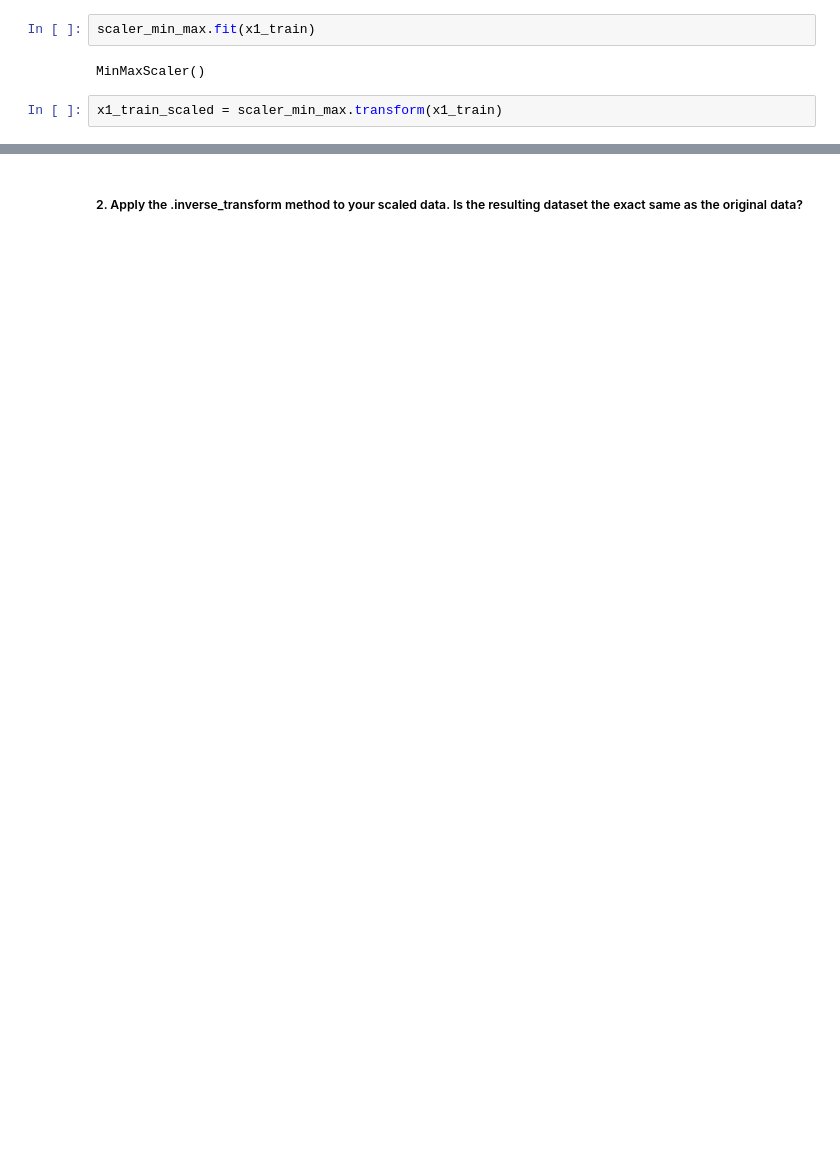
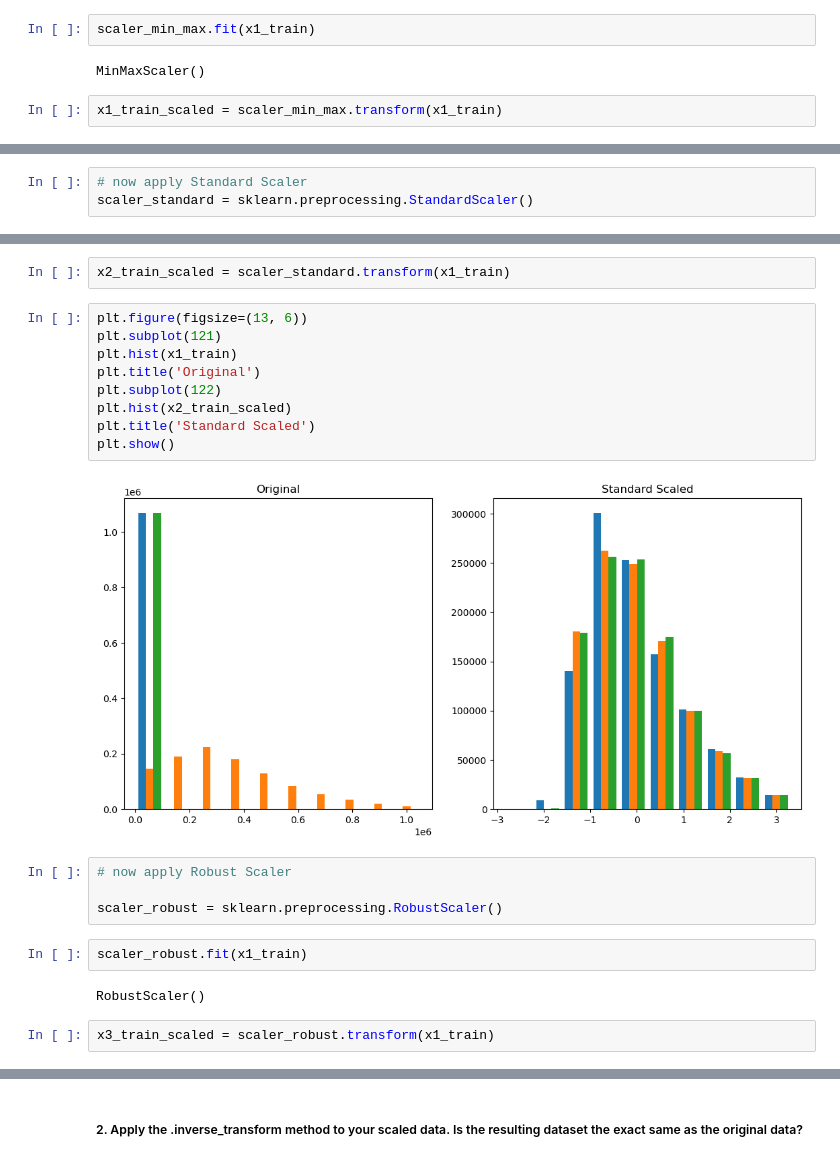
Before and after one commit to corey-baughman/009_regression_exercises, a Jupyter notebook: 0328_scaling.ipynb, the cells around one changed output, grey strips where cells are left out. Drawn from its saved outputs; the diff is of its cells as text; blank space fills up the shorter version.

```diff
--- a/0328_scaling.ipynb
+++ b/0328_scaling.ipynb
@@ -95,0 +91,3 @@ plt.show()
+# %%
+# now apply Standard Scaler
+scaler_standard = sklearn.preprocessing.StandardScaler()
@@ -95,0 +98,23 @@ plt.show()
+# %%
+x2_train_scaled = scaler_standard.transform(x1_train)
+# %%
+plt.figure(figsize=(13, 6))
+plt.subplot(121)
+plt.hist(x1_train)
+plt.title('Original')
+plt.subplot(122)
+plt.hist(x2_train_scaled)
+plt.title('Standard Scaled')
+plt.show()
+# %% [output]
+[figure, added]
+# %%
+# now apply Robust Scaler
+
+scaler_robust = sklearn.preprocessing.RobustScaler()
+# %%
+scaler_robust.fit(x1_train)
+# %% [output]
+RobustScaler()
+# %%
+x3_train_scaled = scaler_robust.transform(x1_train)
```
Also changed, not shown: parts of 8 cells of this notebook, 11 other files.
